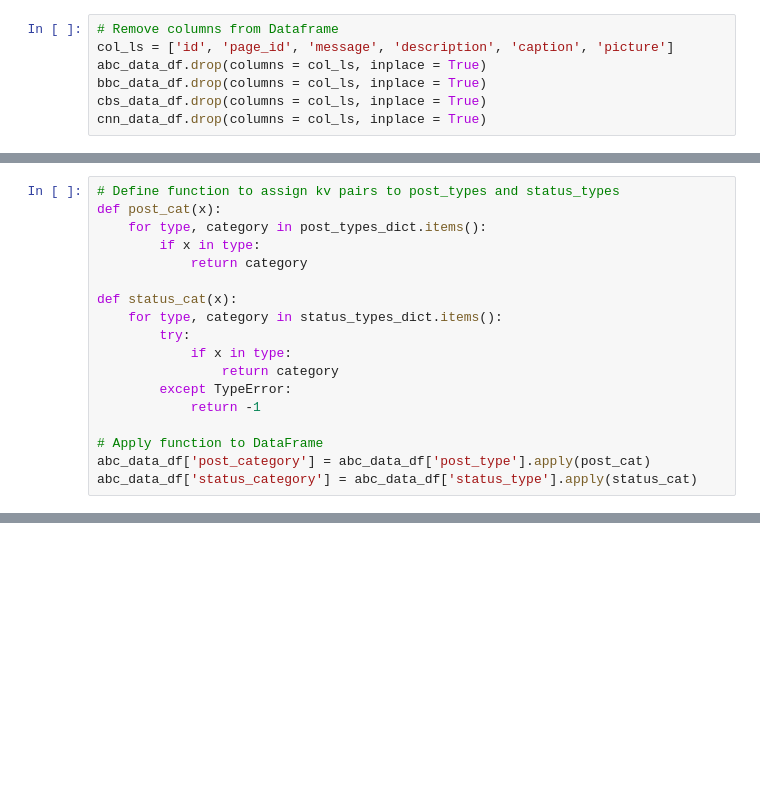
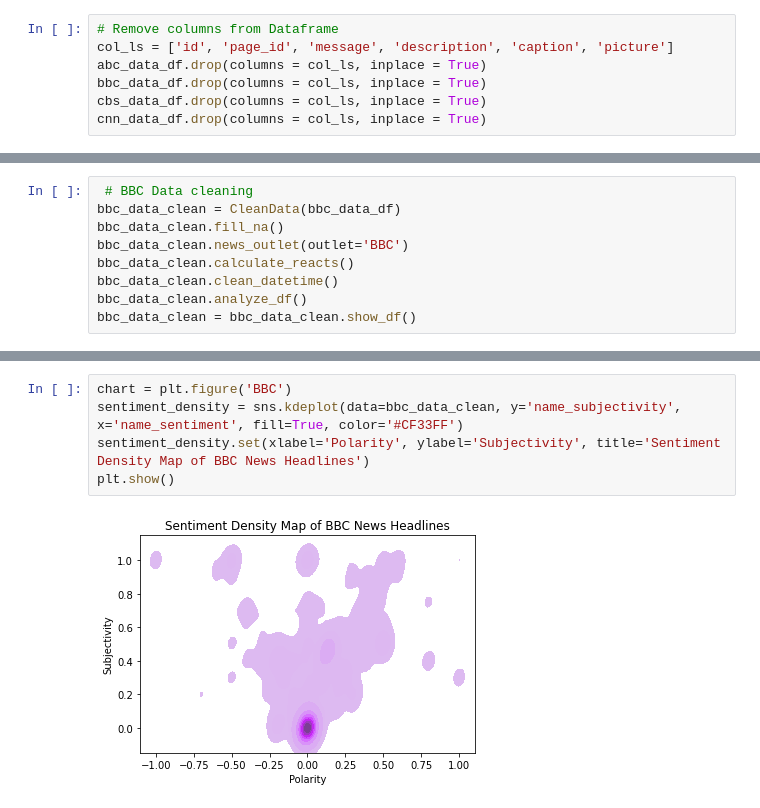
Before and after one commit to markalas/news-sentiment-analysis, a Jupyter notebook: main.ipynb, the cells around one changed output, grey strips where cells are left out. Saved outputs shown, nothing was run; the diff lists cells and outputs as text; blank space fills up the shorter version.

```diff
--- a/main.ipynb
+++ b/main.ipynb
@@ -60,18 +37,0 @@ status_types_dict = dict(zip(status_types_unique, status_types_factorize))
-# %%
-# Define function to assign kv pairs to post_types and status_types
-def post_cat(x):
-    for type, category in post_types_dict.items():
-        if x in type:
-            return category
-
-def status_cat(x):
-    for type, category in status_types_dict.items():
-        try:
-            if x in type:
-                return category
-        except TypeError:
-            return -1
-
-# Apply function to DataFrame
-abc_data_df['post_category'] = abc_data_df['post_type'].apply(post_cat)
-abc_data_df['status_category'] = abc_data_df['status_type'].apply(status_cat)
@@ -167,0 +122,9 @@ plt.show()
+# %%
+ # BBC Data cleaning
+bbc_data_clean = CleanData(bbc_data_df)
+bbc_data_clean.fill_na()
+bbc_data_clean.news_outlet(outlet='BBC')
+bbc_data_clean.calculate_reacts()
+bbc_data_clean.clean_datetime()
+bbc_data_clean.analyze_df()
+bbc_data_clean = bbc_data_clean.show_df()
@@ -174,0 +160,7 @@ plt.show()
+# %%
+chart = plt.figure('BBC')
+sentiment_density = sns.kdeplot(data=bbc_data_clean, y='name_subjectivity', x='name_sentiment', fill=True, color='#CF33FF')
+sentiment_density.set(xlabel='Polarity', ylabel='Subjectivity', title='Sentiment Density Map of BBC News Headlines')
+plt.show()
+# %% [output]
+[figure, added]
```
Also changed, not shown: parts of 20 cells of this notebook, 1 other file.
